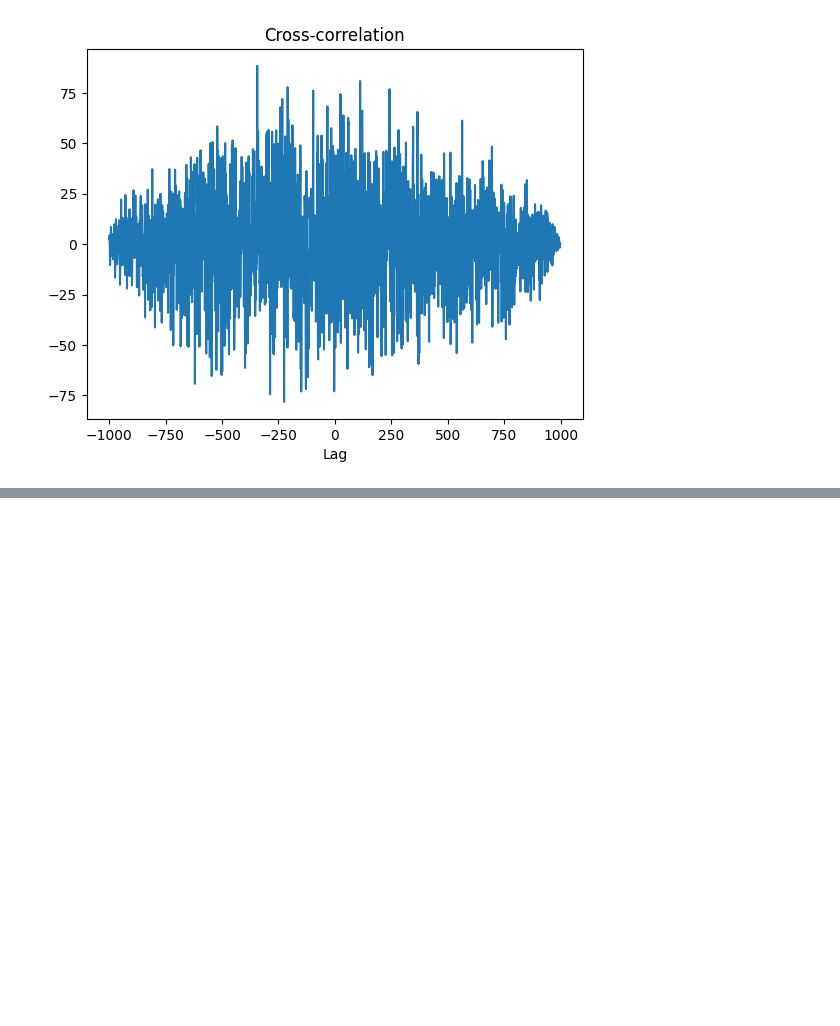
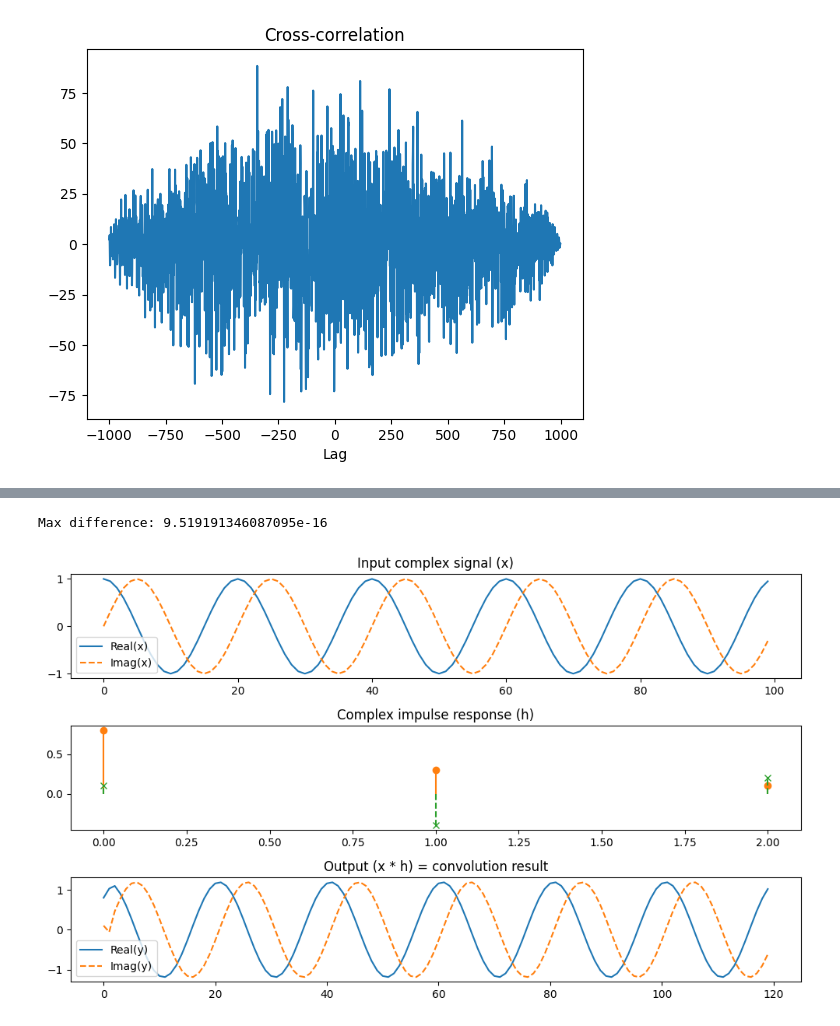
Before and after one commit to RaymondKnopp/digicom-books, a Jupyter notebook: notebooks/digicom_scratchpad.ipynb, the cells around one changed output, grey strips where cells are left out. Drawn from its saved outputs; the diff is of its cells as text; code cells hidden in the pictures; blank space fills up the shorter version.

```diff
--- a/notebooks/digicom_scratchpad.ipynb
+++ b/notebooks/digicom_scratchpad.ipynb
@@ -84,0 +88,50 @@ plt.show()
+# %%
+import numpy as np
+import matplotlib.pyplot as plt
+from scipy.signal import convolve, fftconvolve
+
+# --- Generate two complex signals ---
+fs = 1e3  # sample rate (Hz)
+t = np.arange(0, 1, 1/fs)
+
+# Complex exponential (e.g., carrier or tone)
+x = np.exp(1j * 2 * np.pi * 50 * t)  # 50 Hz complex tone
+
+# Complex "channel" impulse response (multipath-like)
+h = np.array([0.8 + 0.1j, 0.3 - 0.4j, 0.1 + 0.2j])
+
+# --- Perform convolution ---
+# 1. Direct convolution with numpy
+y_np = np.convolve(x, h, mode='full')
+
+# 2. FFT-based convolution (SciPy)
+y_fft = fftconvolve(x, h, mode='full')
+
+# Check they’re (almost) identical numerically
+print("Max difference:", np.max(np.abs(y_np - y_fft)))
+
+# --- Plot results ---
+plt.figure(figsize=(10,6))
+
+plt.subplot(3,1,1)
+plt.plot(np.real(x[:100]), label='Real(x)')
+plt.plot(np.imag(x[:100]), '--', label='Imag(x)')
+plt.title("Input complex signal (x)")
+plt.legend()
+
+plt.subplot(3,1,2)
+plt.stem(np.real(h), linefmt='C1-', markerfmt='C1o', basefmt=' ')
+plt.stem(np.imag(h), linefmt='C2--', markerfmt='C2x', basefmt=' ')
+plt.title("Complex impulse response (h)")
+
+plt.subplot(3,1,3)
+plt.plot(np.real(y_np[:120]), label='Real(y)')
+plt.plot(np.imag(y_np[:120]), '--', label='Imag(y)')
+plt.title("Output (x * h) = convolution result")
+plt.legend()
+
+plt.tight_layout()
+plt.show()
+# %% [output]
+Max difference: 9.519191346087095e-16
+[figure, added]
```
Also changed, not shown: parts of 1 cell of this notebook, 1 other file.
